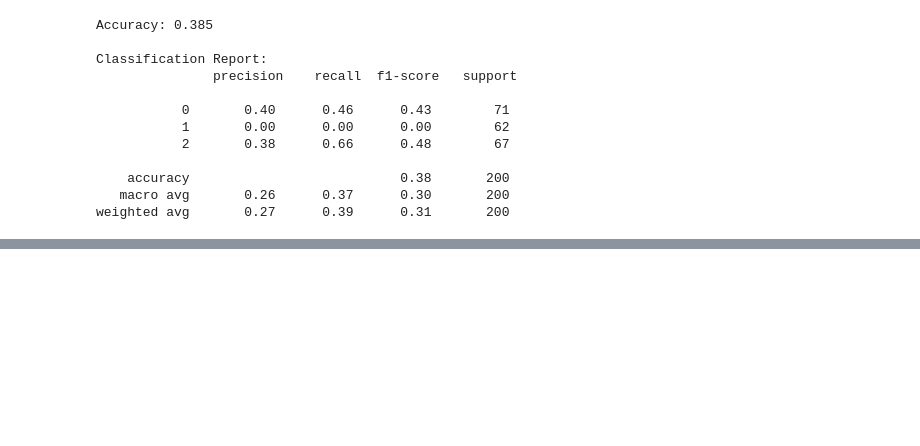
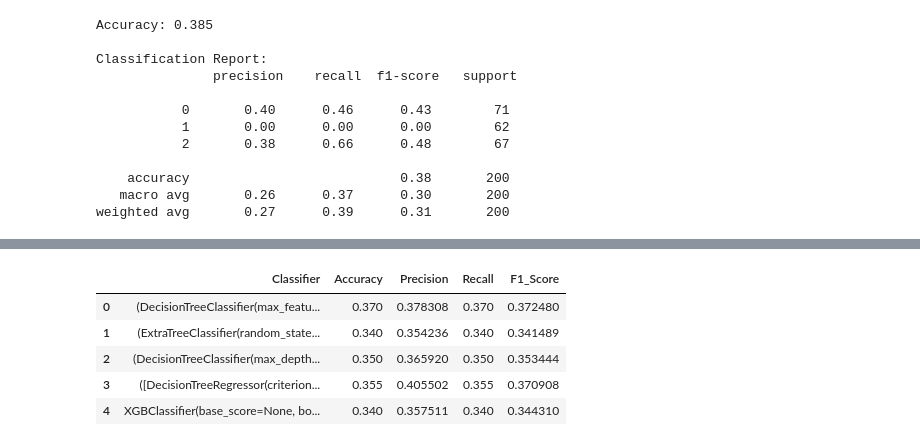
Before and after one commit to rkadey/wine_classification, a Jupyter notebook: notebooks/eda.ipynb, the cells around one changed output, grey strips where cells are left out. Cells and saved outputs as stored; diff of their text form; code cells hidden in the pictures; blank space fills up the shorter version.

```diff
--- a/notebooks/eda.ipynb
+++ b/notebooks/eda.ipynb
@@ -155,0 +209,36 @@ weighted avg       0.27      0.39      0.31       200
+# %%
+classifiers_ensemble = [
+     RandomForestClassifier(n_estimators = 500),
+     ExtraTreesClassifier(),
+     AdaBoostClassifier(),
+     GradientBoostingClassifier(),
+     xgb.XGBClassifier()
+]
+
+df_results1 = pd.DataFrame(columns=
+    ['Classifier', 'Accuracy','Precision', 'Recall', 'F1_Score'])
+
+
+for classifier in classifiers_ensemble:
+    pipe = Pipeline(steps=[
+        ('classifier', classifier)])
+    pipe.fit(X_train, y_train)
+    y_pred = pipe.predict(X_test)
+
+    # append the result to the dataframe
+    df_results1 = df_results1.append(pd.Series({
+        'Classifier' : classifier,
+        'Accuracy' : accuracy_score(y_pred, y_test),
+        'Precision' : precision_score(y_pred, y_test, average='weighted'),
+        'Recall':    recall_score(y_pred, y_test, average='weighted'),
+        'F1_Score': f1_score(y_pred, y_test, average='weighted'),
+    }),ignore_index = True)
+
+df_results1
+# %% [output]
+|  | Classifier | Accuracy | Precision | Recall | F1_Score |
+| 0 | (DecisionTreeClassifier(max_featu... | 0.370 | 0.378308 | 0.370 | 0.372480 |
+| 1 | (ExtraTreeClassifier(random_state... | 0.340 | 0.354236 | 0.340 | 0.341489 |
+| 2 | (DecisionTreeClassifier(max_depth... | 0.350 | 0.365920 | 0.350 | 0.353444 |
+| 3 | ([DecisionTreeRegressor(criterion... | 0.355 | 0.405502 | 0.355 | 0.370908 |
+| 4 | XGBClassifier(base_score=None, bo... | 0.340 | 0.357511 | 0.340 | 0.344310 |
```
Also changed, not shown: parts of 4 cells of this notebook.
